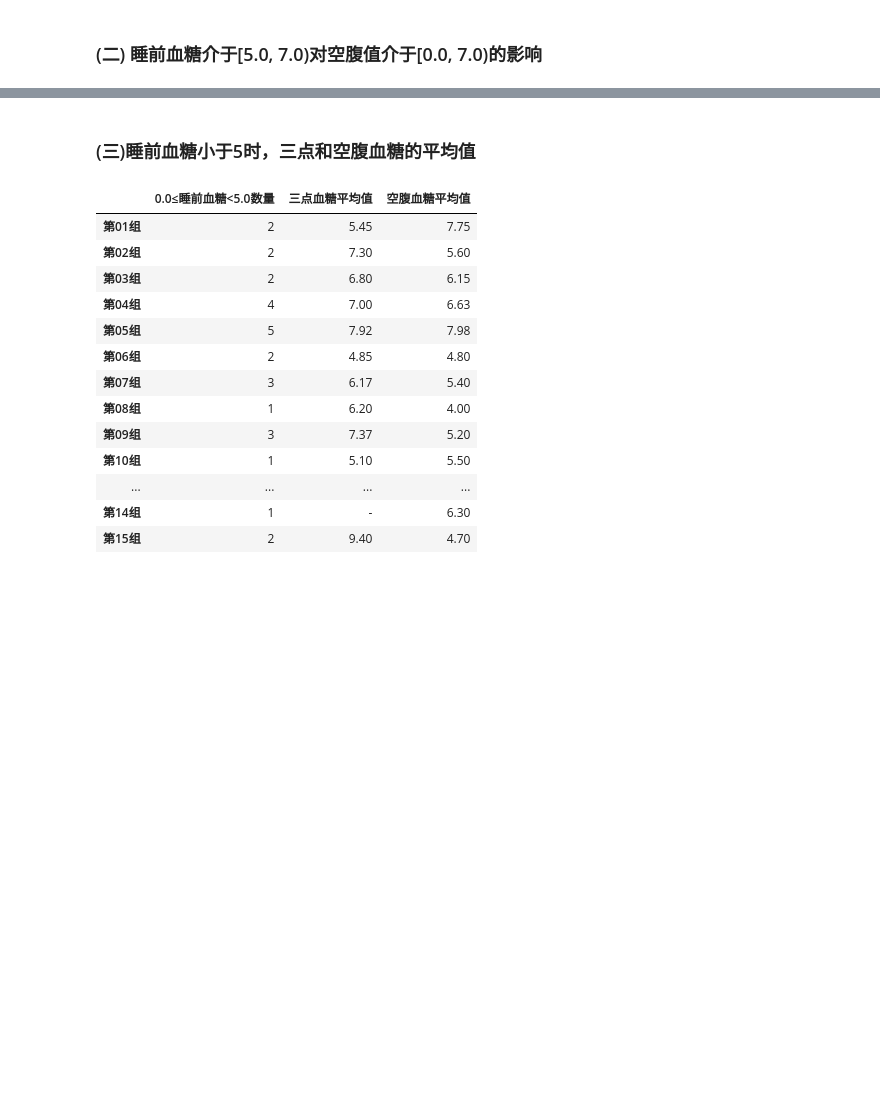
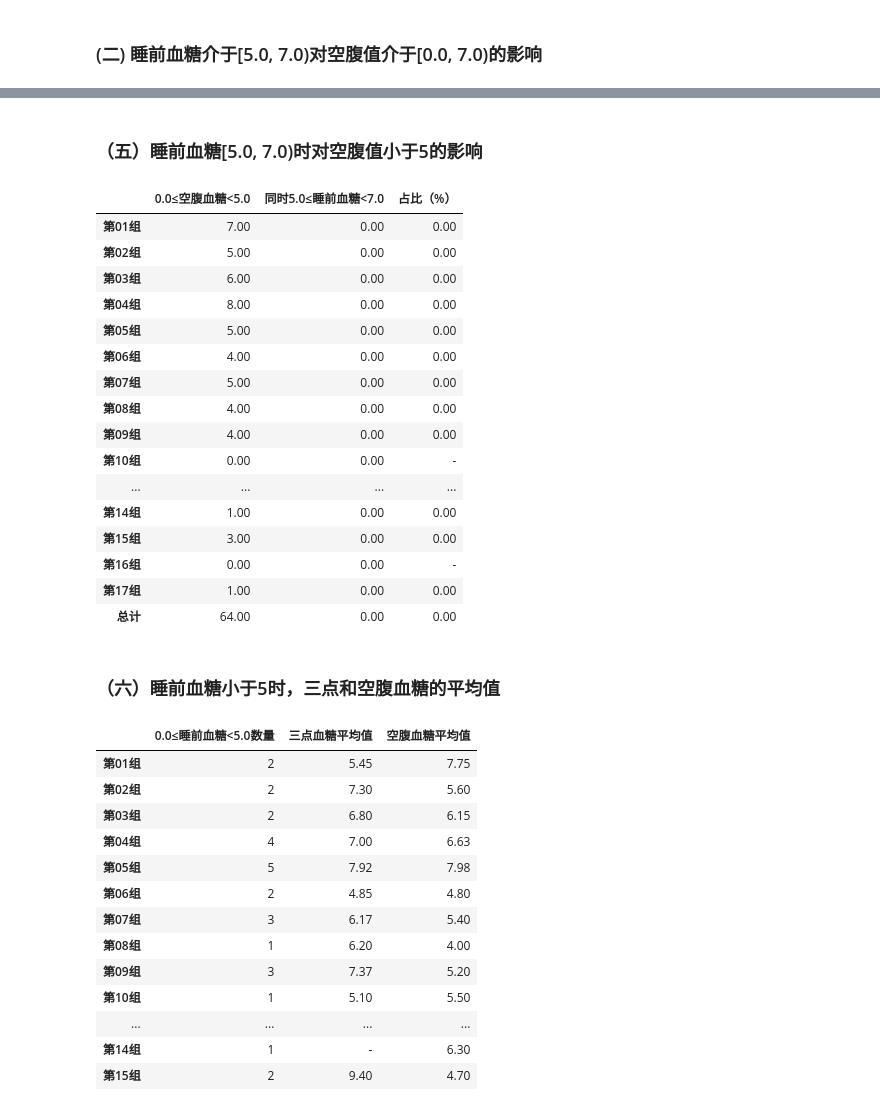
Before and after one commit to LastsForever/Data_Wrangling_for_Medical_Research, a Jupyter notebook: 低血糖数据统计/2013数据处理.ipynb, the cells around one changed output, grey strips where cells are left out. Drawn from its saved outputs; the diff is of its cells as text; code cells hidden in the pictures; blank space fills up the shorter version.

```diff
--- a/低血糖数据统计/2013数据处理.ipynb
+++ b/低血糖数据统计/2013数据处理.ipynb
@@ -206,5 +250,27 @@ dfRelativeBeforeMeal
+# %% [markdown]
+### （五）睡前血糖[5.0, 7.0)时对空腹值小于5的影响
+# %%
+GetRelativeRate(df, xlow=5, xhigh=7, ylow=0, yhigh=5, groupKey='空腹')
+# %% [output]
+|  | 0.0≤空腹血糖<5.0 | 同时5.0≤睡前血糖<7.0 | 占比（%） |
+| 第01组 | 7.00 | 0.00 | 0.00 |
+| 第02组 | 5.00 | 0.00 | 0.00 |
+| 第03组 | 6.00 | 0.00 | 0.00 |
+| 第04组 | 8.00 | 0.00 | 0.00 |
+| 第05组 | 5.00 | 0.00 | 0.00 |
+| 第06组 | 4.00 | 0.00 | 0.00 |
+| 第07组 | 5.00 | 0.00 | 0.00 |
+| 第08组 | 4.00 | 0.00 | 0.00 |
+| 第09组 | 4.00 | 0.00 | 0.00 |
+| 第10组 | 0.00 | 0.00 | - |
+| ... | ... | ... | ... |
+| 第14组 | 1.00 | 0.00 | 0.00 |
+| 第15组 | 3.00 | 0.00 | 0.00 |
+| 第16组 | 0.00 | 0.00 | - |
+| 第17组 | 1.00 | 0.00 | 0.00 |
+| 总计 | 64.00 | 0.00 | 0.00 |
 # %% [markdown]
-### (三)睡前血糖小于5时，三点和空腹血糖的平均值
+### （六）睡前血糖小于5时，三点和空腹血糖的平均值
 # %%
 GetRelativeMean(df, 0, 5, groups=['三点', '空腹'])
 # %% [output]
```
Also changed, not shown: parts of 14 cells of this notebook, 5 other files.
